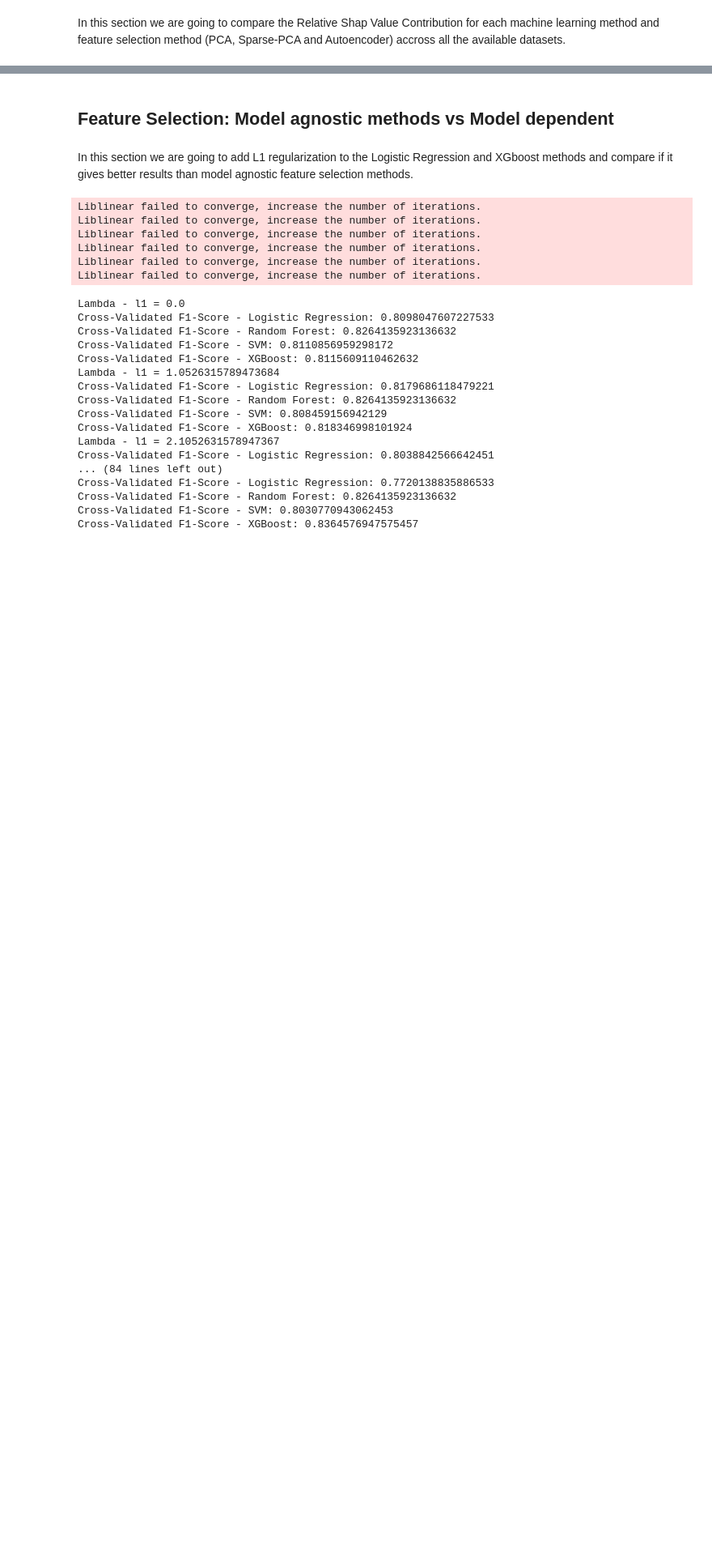
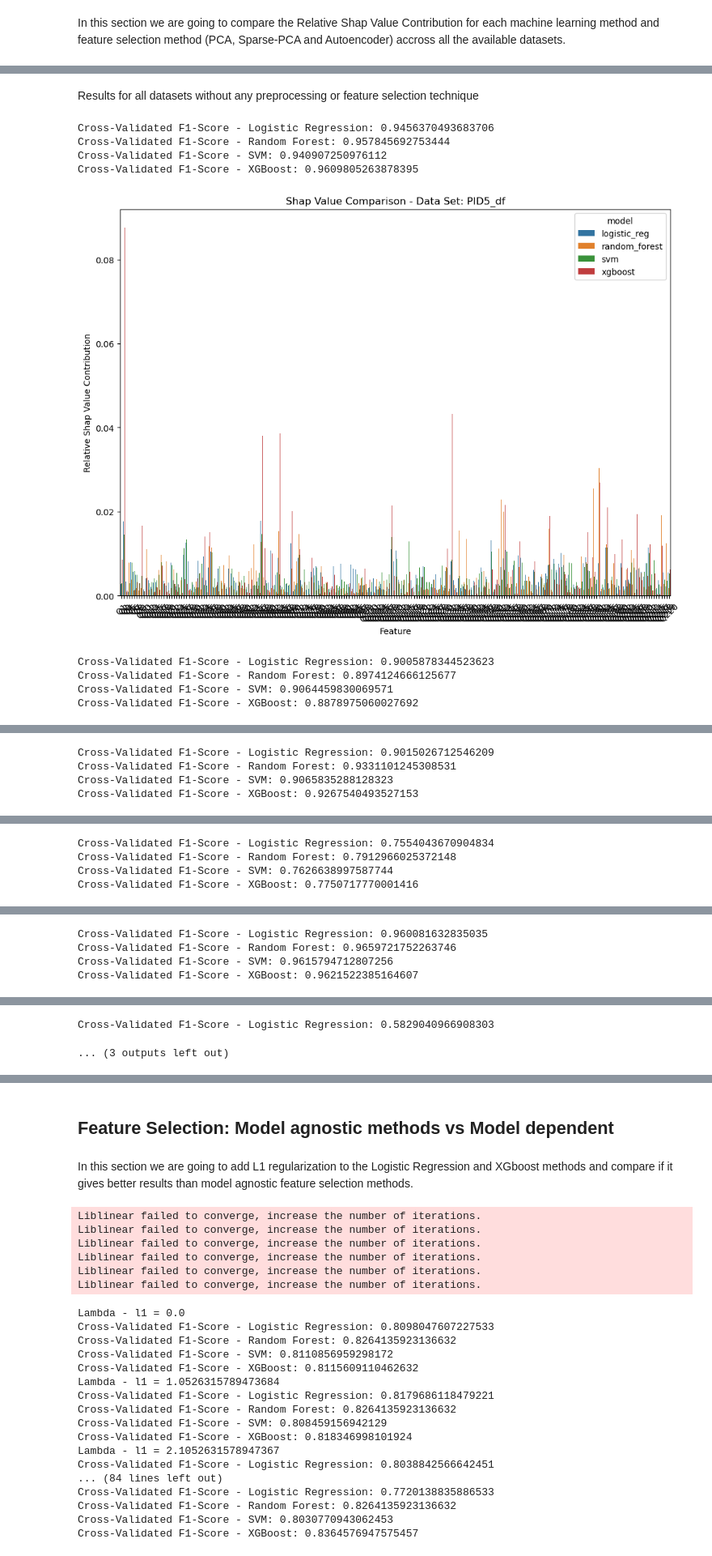
Before and after one commit to santiviquez/lie-detection, a Jupyter notebook: predictors_reliability.ipynb, the cells around one changed output, grey strips where cells are left out. Shown at 81% size. Drawn from its saved outputs; the diff is of its cells as text; code cells hidden in the pictures; blank space fills up the shorter version.

Commit message:
Run all algorithms for baseline experiment

```diff
--- a/predictors_reliability.ipynb
+++ b/predictors_reliability.ipynb
@@ -44,12 +44,16 @@ DT_JI_df = pd.read_csv("data/DT_df_JI.csv", delimiter=";")
 IADQ_df = pd.read_csv("data/IADQ_df.csv", delimiter=",")
 IESR_df = pd.read_csv("data/IESR_df.csv", delimiter=",")
 NAQR_df = pd.read_csv("data/NAQ_R_df.csv", delimiter=";")
-PCL5_df = pd.read_csv("data/PCL5_df.csv", delimiter=";")
+PCL5_df = pd.read_csv("data/PCL5_df.csv", delimiter=";").dropna(subset=["CONDITION"])
 PHQ9_df = pd.read_csv("data/PHQ9_GAD7_df.csv", delimiter=";")
-PID5_df = pd.read_csv("data/PID5_df.csv", delimiter=";")
+PID5_df = pd.read_csv("data/PID5_df.csv", delimiter=";").dropna(subset=["CONDITION"])
 PRFQ_df = pd.read_csv("data/PRFQ_df.csv", delimiter=",")
 PRMQ_df = pd.read_csv("data/PRMQ_df.csv", delimiter=",")
 DDDT_df = pd.read_csv("data/RAW_DDDT.CSV", delimiter=",")
 SPID5_df = pd.read_csv("data/sPID-5_df.csv", delimiter=",")
+
 RNEOPI_honest_df = pd.read_excel("data/Honest.xlsx", header=1)
 RNEOPI_fake_df = pd.read_excel("data/Faked.xlsx", header=1)
+RNEOPI_honest_df["CONDITION"] = "H"
+RNEOPI_fake_df["CONDITION"] = "D"
+RNEOPI_df = pd.concat([RNEOPI_honest_df, RNEOPI_fake_df])
@@ -56,3 +62,20 @@ RNEOPI_fake_df = pd.read_excel("data/Faked.xlsx", header=1)
+# %%
+BF_CTU_df = BF_CTU_df.fillna("-999")
+BF_OU_df = BF_OU_df.fillna("-999")
+BF_V_df = BF_V_df.fillna("-999")
+DT_CC_df = DT_CC_df.fillna("-999")
+DT_JI_df = DT_JI_df.fillna("-999")
+IADQ_df = IADQ_df.fillna("-999")
+IESR_df = IESR_df.fillna("-999")
+NAQR_df = NAQR_df.fillna("-999")
+PCL5_df = PCL5_df.fillna("-999")
+PHQ9_df = PHQ9_df.fillna("-999")
+PID5_df = PID5_df.fillna("-999")
+PRFQ_df = PRFQ_df.fillna("-999")
+PRMQ_df = PRMQ_df.fillna("-999")
+DDDT_df = DDDT_df.fillna("-999")
+SPID5_df = SPID5_df.fillna("-999")
+RNEOPI_df = RNEOPI_df.fillna("-999")
 # %% [markdown]
 ## Helper Functions
 # %%
@@ -164,7 +187,7 @@ def get_shap_values(clf, df, cv):
 # %% [markdown]
 ### Why Shap Values?
 # %%
-clf = LogisticRegression(solver="lbfgs", penalty="none")
+clf = LogisticRegression(solver="lbfgs", penalty=None)
 output = evaluate_clf(BF_CTU_df, clf, cv=5)
 feature_importance_lr = get_feature_importance(output)
 
@@ -199,7 +222,7 @@ sns.barplot(data=comparison_df, x="variable", y="value", hue="model")
 # %% [markdown]
 ### Logistic Regression
 # %%
-clf = LogisticRegression(solver="lbfgs", penalty="none")
+clf = LogisticRegression(solver="lbfgs", penalty=None)
 shap_values_lr, f1 = get_shap_values(clf, BF_CTU_df, 5)
 print(f"Cross-Validated F1-Score: {f1}")
 shap.plots.bar(shap_values_lr)
@@ -531,0 +573,2 @@ In this section we are going to compare the Relative Shap Value Contribution for
+# %% [markdown]
+Results for all datasets without any preprocessing or feature selection technique
@@ -531,0 +586,17 @@ In this section we are going to compare the Relative Shap Value Contribution for
+# %%
+PID5_df_perf_df = compare_clfs(PID5_df, df_name="PID5_df", plot_name="baseline_shap_comparison_PID5_df", path="plots/baseline", return_performance_df=True)
+PRFQ_df_perf_df = compare_clfs(PRFQ_df, df_name="PRFQ_df", plot_name="baseline_shap_comparison_PRFQ_df", path="plots/baseline", return_performance_df=True)
+PRMQ_df_perf_df = compare_clfs(PRMQ_df, df_name="PRMQ_df", plot_name="baseline_shap_comparison_PRMQ_df", path="plots/baseline", return_performance_df=True)
+DDDT_df_perf_df = compare_clfs(DDDT_df, df_name="DDDT_df", plot_name="baseline_shap_comparison_DDDT_df", path="plots/baseline", return_performance_df=True)
+SPID5_df_perf_df = compare_clfs(SPID5_df, df_name="SPID5_df", plot_name="baseline_shap_comparison_SPID5_df", path="plots/baseline", return_performance_df=True)
+RNEOPI_df_perf_df = compare_clfs(RNEOPI_df, df_name="RNEOPI_df", plot_name="baseline_shap_comparison_RNEOPI_df", path="plots/baseline", return_performance_df=True)
+# %% [output]
+Cross-Validated F1-Score - Logistic Regression: 0.9456370493683706
+Cross-Validated F1-Score - Random Forest: 0.957845692753444
+Cross-Validated F1-Score - SVM: 0.940907250976112
+Cross-Validated F1-Score - XGBoost: 0.9609805263878395
+[figure, added]
+Cross-Validated F1-Score - Logistic Regression: 0.9005878344523623
+Cross-Validated F1-Score - Random Forest: 0.8974124666125677
+Cross-Validated F1-Score - SVM: 0.9064459830069571
+Cross-Validated F1-Score - XGBoost: 0.8878975060027692
@@ -531,0 +604,4 @@ In this section we are going to compare the Relative Shap Value Contribution for
+Cross-Validated F1-Score - Logistic Regression: 0.9015026712546209
+Cross-Validated F1-Score - Random Forest: 0.9331101245308531
+Cross-Validated F1-Score - SVM: 0.9065835288128323
+Cross-Validated F1-Score - XGBoost: 0.9267540493527153
@@ -531,0 +609,4 @@ In this section we are going to compare the Relative Shap Value Contribution for
+Cross-Validated F1-Score - Logistic Regression: 0.7554043670904834
+Cross-Validated F1-Score - Random Forest: 0.7912966025372148
+Cross-Validated F1-Score - SVM: 0.7626638997587744
+Cross-Validated F1-Score - XGBoost: 0.7750717770001416
@@ -531,0 +614,4 @@ In this section we are going to compare the Relative Shap Value Contribution for
+Cross-Validated F1-Score - Logistic Regression: 0.960081632835035
+Cross-Validated F1-Score - Random Forest: 0.9659721752263746
+Cross-Validated F1-Score - SVM: 0.9615794712807256
+Cross-Validated F1-Score - XGBoost: 0.9621522385164607
@@ -531,0 +636,2 @@ In this section we are going to compare the Relative Shap Value Contribution for
+Cross-Validated F1-Score - Logistic Regression: 0.5829040966908303
+... (3 outputs left out)
```
Also changed, not shown: parts of 10 cells of this notebook, 1 other file.
